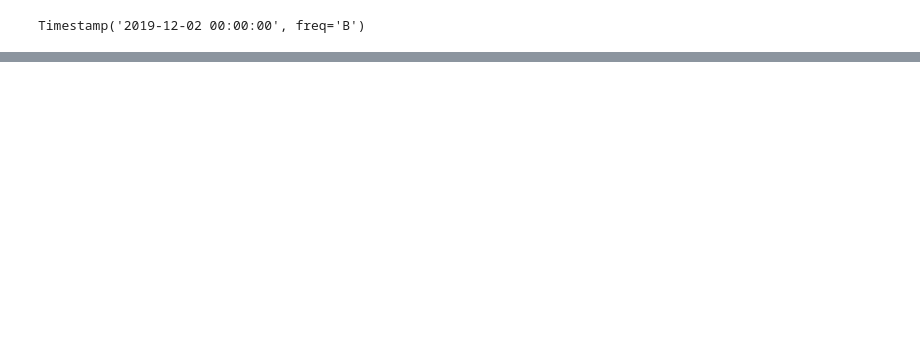
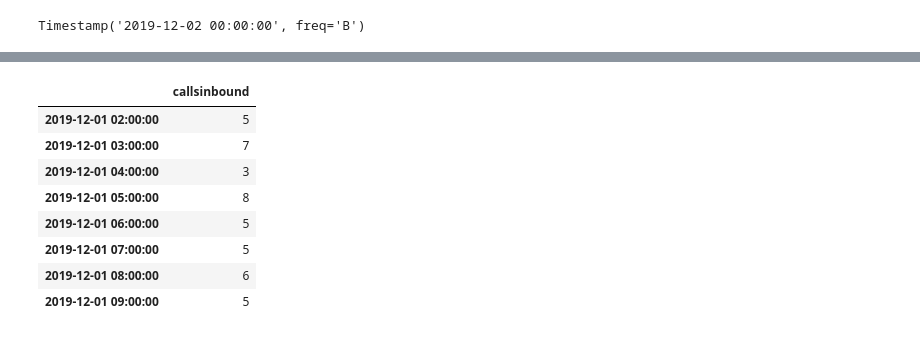
Before and after one commit to moranneil/Programming-For-Data-Analysis-Project-2019, a Jupyter notebook: Programming-For-Data-Analysis-Project-2019.ipynb, the cells around one changed output, grey strips where cells are left out. Saved outputs shown, nothing was run; the diff lists cells and outputs as text; code cells hidden in the pictures; blank space fills up the shorter version.

Commit message:
Constructing Dataframe

```diff
--- a/Programming-For-Data-Analysis-Project-2019.ipynb
+++ b/Programming-For-Data-Analysis-Project-2019.ipynb
@@ -41,4 +37,4 @@ dates[0]
 # %% [output]
 Timestamp('2019-12-02 00:00:00', freq='B')
 # %%
-openhrs =  pd.date_range('2019-12-01', periods=168, freq='H')
+period_week =  pd.date_range('2019-12-01', periods=168, freq='H')
@@ -63,0 +62,2 @@ AttributeError: 'DatetimeIndex' object has no attribute 'between_time'
+# %%
+ecas = pd.DataFrame(np.random.poisson(5, len(period_week)), index=period_week, columns=["callsinbound"])
@@ -63,0 +73,12 @@ AttributeError: 'DatetimeIndex' object has no attribute 'between_time'
+# %%
+ecas.iloc[2 : 10]
+# %% [output]
+|  | callsinbound |
+| 2019-12-01 02:00:00 | 5 |
+| 2019-12-01 03:00:00 | 7 |
+| 2019-12-01 04:00:00 | 3 |
+| 2019-12-01 05:00:00 | 8 |
+| 2019-12-01 06:00:00 | 5 |
+| 2019-12-01 07:00:00 | 5 |
+| 2019-12-01 08:00:00 | 6 |
+| 2019-12-01 09:00:00 | 5 |
```
Also changed, not shown: parts of 23 cells of this notebook.
